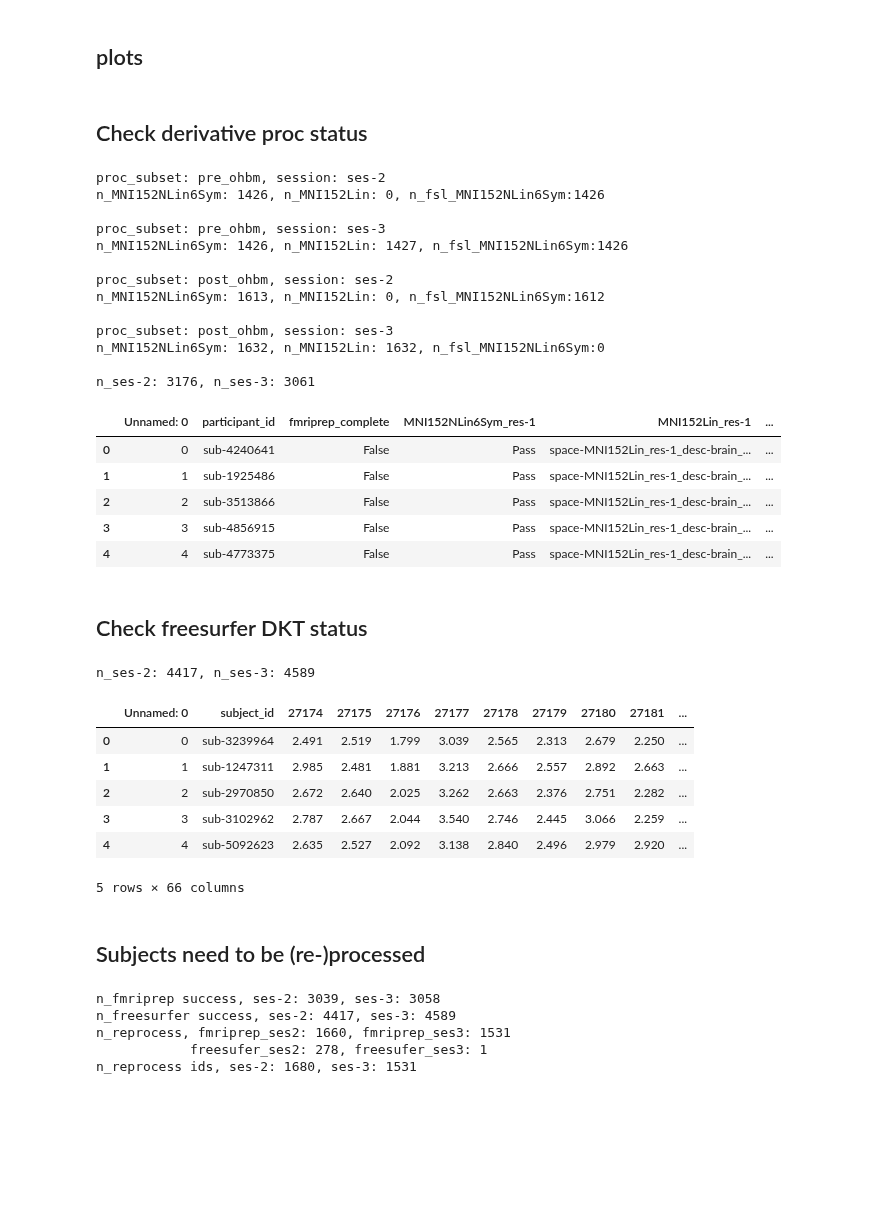
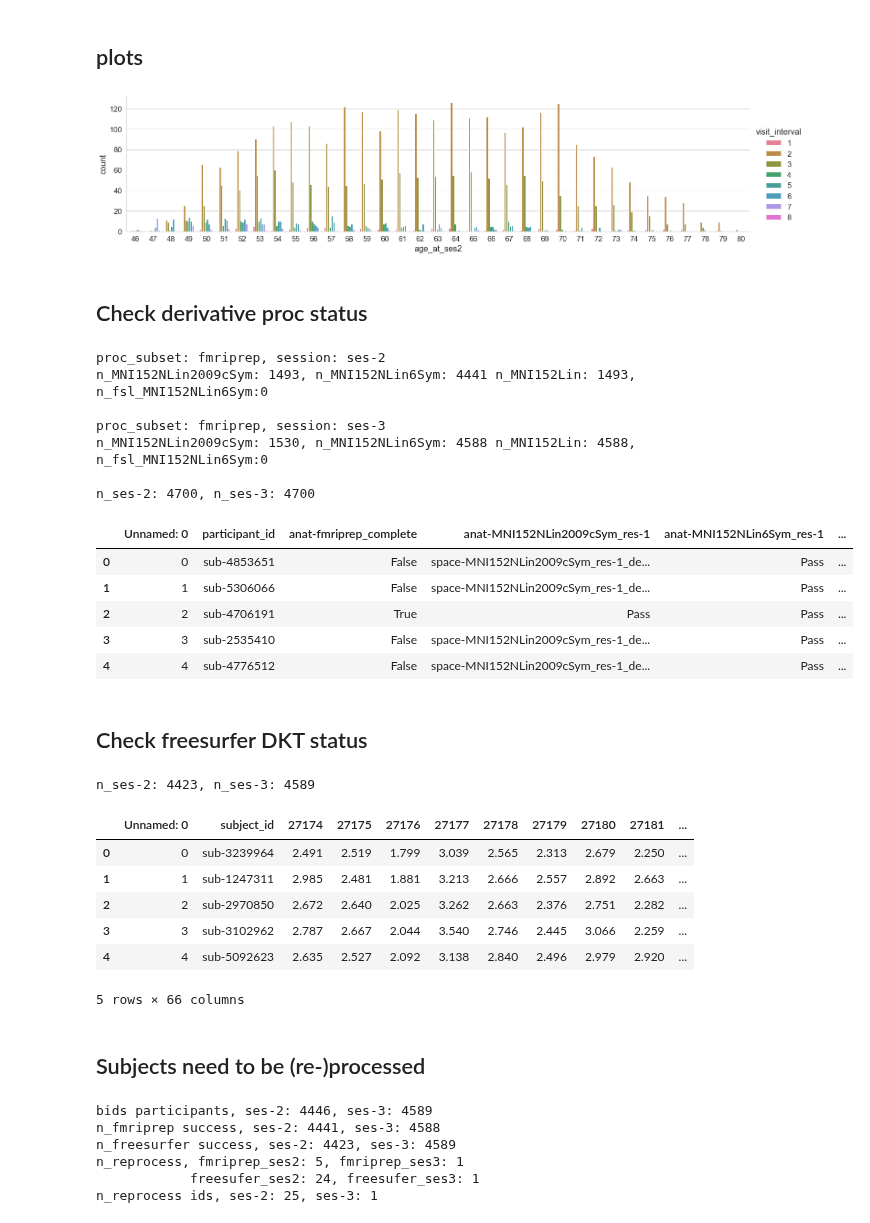
Before and after one commit to nikhil153/brain-diff, a Jupyter notebook: notebooks/1_ukb_follow_up.ipynb, the cells around one changed output. Drawn from its saved outputs; the diff is of its cells as text; code cells hidden in the pictures; blank space fills up the shorter version.

```diff
--- a/notebooks/1_ukb_follow_up.ipynb
+++ b/notebooks/1_ukb_follow_up.ipynb
@@ -83,66 +164,62 @@ else:
 # %% [markdown]
 ## plots
 # %%
-plot_df = ukbb_tab_followup_df.copy()
-plot_df["age_at_ses2"] = plot_df["age_at_ses2"].astype(int)
-plot_df["age_at_ses3"] = plot_df["age_at_ses3"].astype(int)
-plot_df["age_diff"] = plot_df["age_at_ses3"] - plot_df["age_at_ses2"]
+plot_df = ukbb_demograph_df.copy()
 palette = 'husl'
 sns.set(font_scale=1.5)
-with sns.axes_style("(sorry my genetic knowledge is very limited) whitegrid"):
-    g = sns.catplot(x="age_at_ses2", hue="age_diff", kind='count',
+with sns.axes_style("whitegrid"):
+    g = sns.catplot(x="age_at_ses2", hue="visit_interval", kind='count',
     aspect=4, height=5, palette = palette, data=plot_df)
+# %% [output]
+[figure, added]
 # %% [markdown]
 ## Check derivative proc status
 # %%
-proc_subset_list = ["pre_ohbm","post_ohbm"]
+proc_subset_list = ["fmriprep"]
 ses_list = ["ses-2","ses-3"]
+modality = "anat"
 
 fmristatus_df = pd.DataFrame()
 for proc_subset in proc_subset_list:
     for ses in ses_list:
         fmristatus_csv = f"{ukbb_proc_status_dir}/{proc_subset}/{ses}/fmriprep_status.csv"
 
         df = pd.read_csv(fmristatus_csv)
 
-        n_MNI152NLin6Sym = len(df[df["MNI152NLin6Sym_res-1"]=="Pass"])
-        n_MNI152Lin = len(df[df["MNI152Lin_res-1"]=="Pass"])
-        n_fsl_MNI152NLin6Sym = len(df[df["fsl-MNI152NLin6Sym_res-1"]=="Pass"])
+        n_MNI152NLin2009cSym = len(df[df[f"{modality}-MNI152NLin2009cSym_res-1"]=="Pass"])
+        n_MNI152NLin6Sym = len(df[df[f"{modality}-MNI152NLin6Sym_res-1"]=="Pass"])
+        n_MNI152Lin = len(df[df[f"{modality}-MNI152Lin_res-1"]=="Pass"])
+        n_fsl_MNI152NLin6Sym = len(df[df[f"fsl-MNI152NLin6Sym"]=="Pass"])
 
         df["session"] = ses
         df["proc_subset"] = proc_subset
         fmristatus_df = fmristatus_df.append(df)
 
         print(f"proc_subset: {proc_subset}, session: {ses}")
-        print(f"n_MNI152NLin6Sym: {n_MNI152NLin6Sym}, n_MNI152Lin: {n_MNI152Lin}, n_fsl_MNI152NLin6Sym:{n_fsl_MNI152NLin6Sym}")
+        print(f"n_MNI152NLin2009cSym: {n_MNI152NLin2009cSym}, n_MNI152NLin6Sym: {n_MNI152NLin6Sym} "
+        f"n_MNI152Lin: {n_MNI152Lin}, n_fsl_MNI152NLin6Sym:{n_fsl_MNI152NLin6Sym}")
         print("")
 
 n_participants_ses2 = len(fmristatus_df[fmristatus_df["session"]=="ses-2"])
 n_participants_ses3 = len(fmristatus_df[fmristatus_df["session"]=="ses-3"])
 
 print(f"n_ses-2: {n_participants_ses2}, n_ses-3: {n_participants_ses3}")
 
 fmristatus_df.head()
 # %% [output]
-proc_subset: pre_ohbm, session: ses-2
-n_MNI152NLin6Sym: 1426, n_MNI152Lin: 0, n_fsl_MNI152NLin6Sym:1426
+proc_subset: fmriprep, session: ses-2
+n_MNI152NLin2009cSym: 1493, n_MNI152NLin6Sym: 4441 n_MNI152Lin: 1493, n_fsl_MNI152NLin6Sym:0
 
-proc_subset: pre_ohbm, session: ses-3
-n_MNI152NLin6Sym: 1426, n_MNI152Lin: 1427, n_fsl_MNI152NLin6Sym:1426
+proc_subset: fmriprep, session: ses-3
+n_MNI152NLin2009cSym: 1530, n_MNI152NLin6Sym: 4588 n_MNI152Lin: 4588, n_fsl_MNI152NLin6Sym:0
 
-proc_subset: post_ohbm, session: ses-2
-n_MNI152NLin6Sym: 1613, n_MNI152Lin: 0, n_fsl_MNI152NLin6Sym:1612
-
-proc_subset: post_ohbm, session: ses-3
-n_MNI152NLin6Sym: 1632, n_MNI152Lin: 1632, n_fsl_MNI152NLin6Sym:0
-
-n_ses-2: 3176, n_ses-3: 3061
+n_ses-2: 4700, n_ses-3: 4700
-|  | Unnamed: 0 | participant_id | fmriprep_complete | MNI152NLin6Sym_res-1 | MNI152Lin_res-1 | ... |
-| 0 | 0 | sub-4240641 | False | Pass | space-MNI152Lin_res-1_desc-brain_... | ... |
-| 1 | 1 | sub-1925486 | False | Pass | space-MNI152Lin_res-1_desc-brain_... | ... |
-| 2 | 2 | sub-3513866 | False | Pass | space-MNI152Lin_res-1_desc-brain_... | ... |
-| 3 | 3 | sub-4856915 | False | Pass | space-MNI152Lin_res-1_desc-brain_... | ... |
-| 4 | 4 | sub-4773375 | False | Pass | space-MNI152Lin_res-1_desc-brain_... | ... |
+|  | Unnamed: 0 | participant_id | anat-fmriprep_complete | anat-MNI152NLin2009cSym_res-1 | anat-MNI152NLin6Sym_res-1 | ... |
+| 0 | 0 | sub-4853651 | False | space-MNI152NLin2009cSym_res-1_de... | Pass | ... |
+| 1 | 1 | sub-5306066 | False | space-MNI152NLin2009cSym_res-1_de... | Pass | ... |
+| 2 | 2 | sub-4706191 | True | Pass | Pass | ... |
+| 3 | 3 | sub-2535410 | False | space-MNI152NLin2009cSym_res-1_de... | Pass | ... |
+| 4 | 4 | sub-4776512 | False | space-MNI152NLin2009cSym_res-1_de... | Pass | ... |
 # %% [markdown]
 ## Check freesurfer DKT status
 # %%
@@ -175,7 +252,7 @@ print(f"n_ses-2: {n_participants_ses2}, n_ses-3: {n_participants_ses3}")
 
 DKT_status_df.head()
 # %% [output]
-n_ses-2: 4417, n_ses-3: 4589
+n_ses-2: 4423, n_ses-3: 4589
 |  | Unnamed: 0 | subject_id | 27174 | 27175 | 27176 | 27177 | 27178 | 27179 | 27180 | 27181 | ... |
 | 0 | 0 | sub-3239964 | 2.491 | 2.519 | 1.799 | 3.039 | 2.565 | 2.313 | 2.679 | 2.250 | ... |
 | 1 | 1 | sub-1247311 | 2.985 | 2.481 | 1.881 | 3.213 | 2.666 | 2.557 | 2.892 | 2.663 | ... |
@@ -186,19 +263,20 @@ n_ses-2: 4417, n_ses-3: 4589
 # %% [markdown]
 ## Subjects need to be (re-)processed
 # %%
-fmriprep_success_ses2 = fmristatus_df[(fmristatus_df["MNI152NLin6Sym_res-1"]=="Pass") & (fmristatus_df["session"]=="ses-2")]["participant_id"]
-fmriprep_success_ses3 = fmristatus_df[(fmristatus_df["MNI152NLin6Sym_res-1"]=="Pass") & (fmristatus_df["session"]=="ses-3")]["participant_id"]
+fmriprep_success_ses2 = fmristatus_df[(fmristatus_df["anat-MNI152NLin6Sym_res-1"]=="Pass") & (fmristatus_df["session"]=="ses-2")]["participant_id"]
+fmriprep_success_ses3 = fmristatus_df[(fmristatus_df["anat-MNI152NLin6Sym_res-1"]=="Pass") & (fmristatus_df["session"]=="ses-3")]["participant_id"]
 
 freesurfer_success_ses2 = DKT_status_df[DKT_status_df["session"]=="ses-2"]["subject_id"]
 freesurfer_success_ses3 = DKT_status_df[DKT_status_df["session"]=="ses-3"]["subject_id"]
 
+print(f"bids participants, ses-2: {n_ses2_bids_participants}, ses-3: {n_ses3_bids_participants}")
 print(f"n_fmriprep success, ses-2: {len(fmriprep_success_ses2)}, ses-3: {len(fmriprep_success_ses3)}")
 print(f"n_freesurfer success, ses-2: {len(freesurfer_success_ses2)}, ses-3: {len(freesurfer_success_ses3)}")
 
-fmriprep_reprocesses_ses2 = set(manifest_participant_ids) - set(fmriprep_success_ses2)
-fmriprep_reprocesses_ses3 = set(manifest_participant_ids) - set(fmriprep_success_ses3)
-freesurfer_reprocess_ses2 = set(manifest_participant_ids) - set(freesurfer_success_ses2)
-freesurfer_reprocess_ses3 = set(manifest_participant_ids) - set(freesurfer_success_ses3)
+fmriprep_reprocesses_ses2 = set(ses2_bids_participants) - set(fmriprep_success_ses2)
+fmriprep_reprocesses_ses3 = set(ses3_bids_participants) - set(fmriprep_success_ses3)
+freesurfer_reprocess_ses2 = set(ses2_bids_participants) - set(freesurfer_success_ses2)
+freesurfer_reprocess_ses3 = set(ses3_bids_participants) - set(freesurfer_success_ses3)
 
 print(f"n_reprocess, fmriprep_ses2: {len(fmriprep_reprocesses_ses2)}, fmriprep_ses3: {len(fmriprep_reprocesses_ses3)}\n \
            freesufer_ses2: {len(freesurfer_reprocess_ses2)}, freesufer_ses3: {len(freesurfer_reprocess_ses3)}")
@@ -208,9 +286,10 @@ reprocess_ses3_ids = fmriprep_reprocesses_ses3.union(freesurfer_reprocess_ses3)
 
 print(f"n_reprocess ids, ses-2: {len(reprocess_ses2_ids)}, ses-3: {len(reprocess_ses3_ids)}")
 # %% [output]
-n_fmriprep success, ses-2: 3039, ses-3: 3058
-n_freesurfer success, ses-2: 4417, ses-3: 4589
-n_reprocess, fmriprep_ses2: 1660, fmriprep_ses3: 1531
-            freesufer_ses2: 278, freesufer_ses3: 1
-n_reprocess ids, ses-2: 1680, ses-3: 1531
+bids participants, ses-2: 4446, ses-3: 4589
+n_fmriprep success, ses-2: 4441, ses-3: 4588
+n_freesurfer success, ses-2: 4423, ses-3: 4589
+n_reprocess, fmriprep_ses2: 5, fmriprep_ses3: 1
+            freesufer_ses2: 24, freesufer_ses3: 1
+n_reprocess ids, ses-2: 25, ses-3: 1
 # %% [markdown]
```
Also changed, not shown: parts of 21 cells of this notebook, 2 other files.
